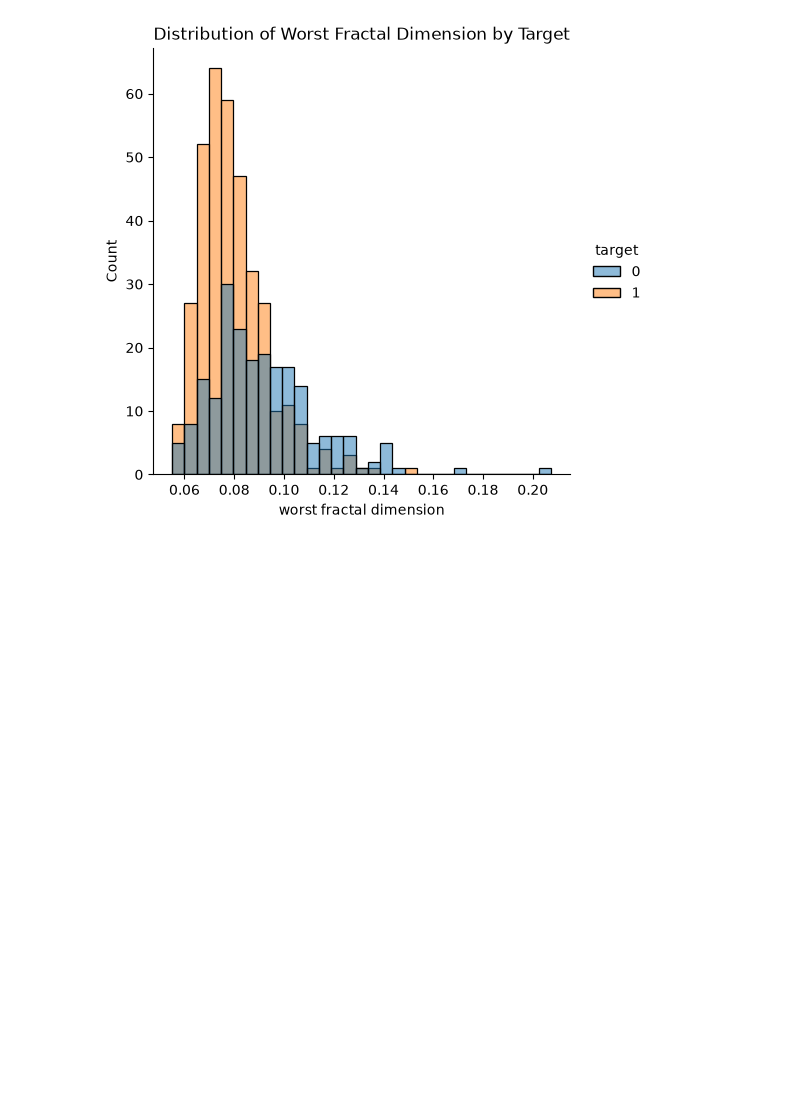
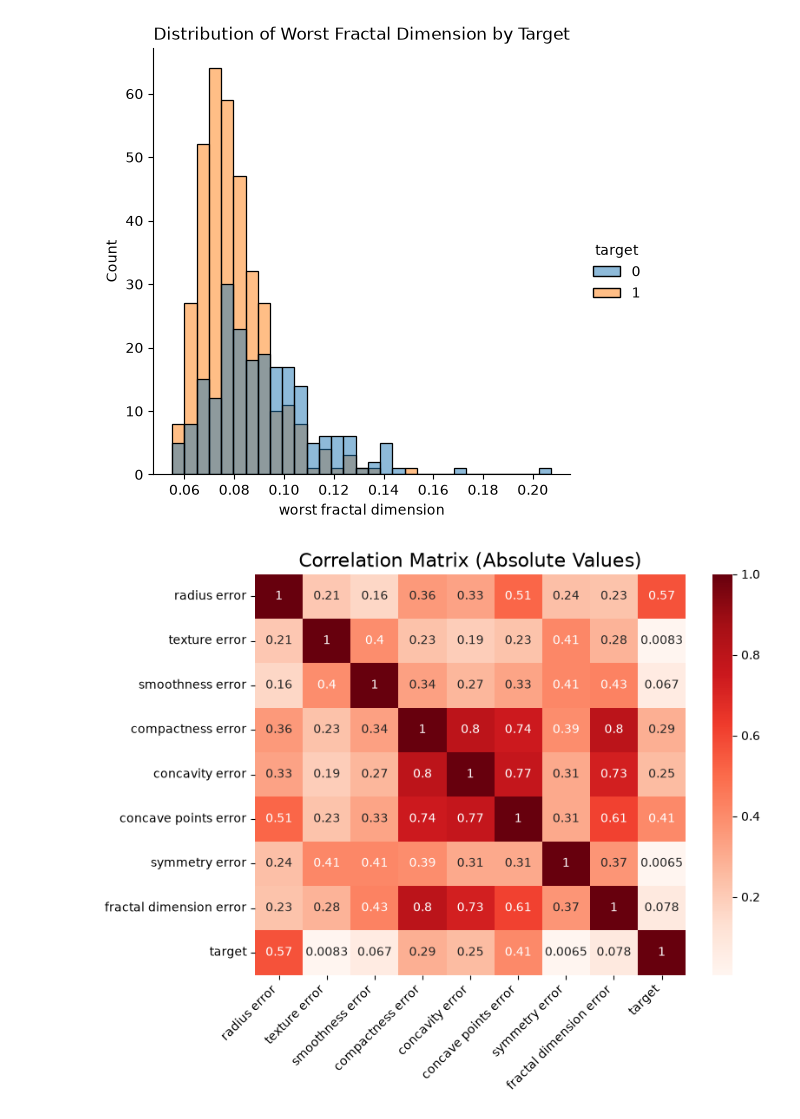
Before and after one commit to Erfan-Taherirani/Applied-ML-Lab, a Jupyter notebook: core_ml/classification/Breast Cancer Detection/notebooks/eda.ipynb, the cells around one changed output. Drawn from its saved outputs; the diff is of its cells as text; code cells hidden in the pictures; blank space fills up the shorter version.

```diff
--- a/core_ml/classification/Breast Cancer Detection/notebooks/eda.ipynb
+++ b/core_ml/classification/Breast Cancer Detection/notebooks/eda.ipynb
@@ -352,3 +352,19 @@ plt.title("Distribution of Worst Fractal Dimension by Target")
 # %% [output]
 Text(0.5, 1.0, 'Distribution of Worst Fractal Dimension by Target')
 [figure]
+# %%
+df = df_full.filter(regex='error|target')
+# %%
+fig, ax = plt.subplots(figsize=(8, 6))
+g = sns.heatmap(
+    data=abs(df.corr()),
+    annot=True,
+    cmap="Reds",
+)
+plt.title("Correlation Matrix (Absolute Values)", fontsize=16)
+g.figure.axes[0].set_xticklabels(
+    labels=df.columns, rotation=45, ha="right"
+)
+plt.show()
+# %% [output]
+[figure, added]
```
Also changed, not shown: parts of 1 cell of this notebook, 2 other files.
